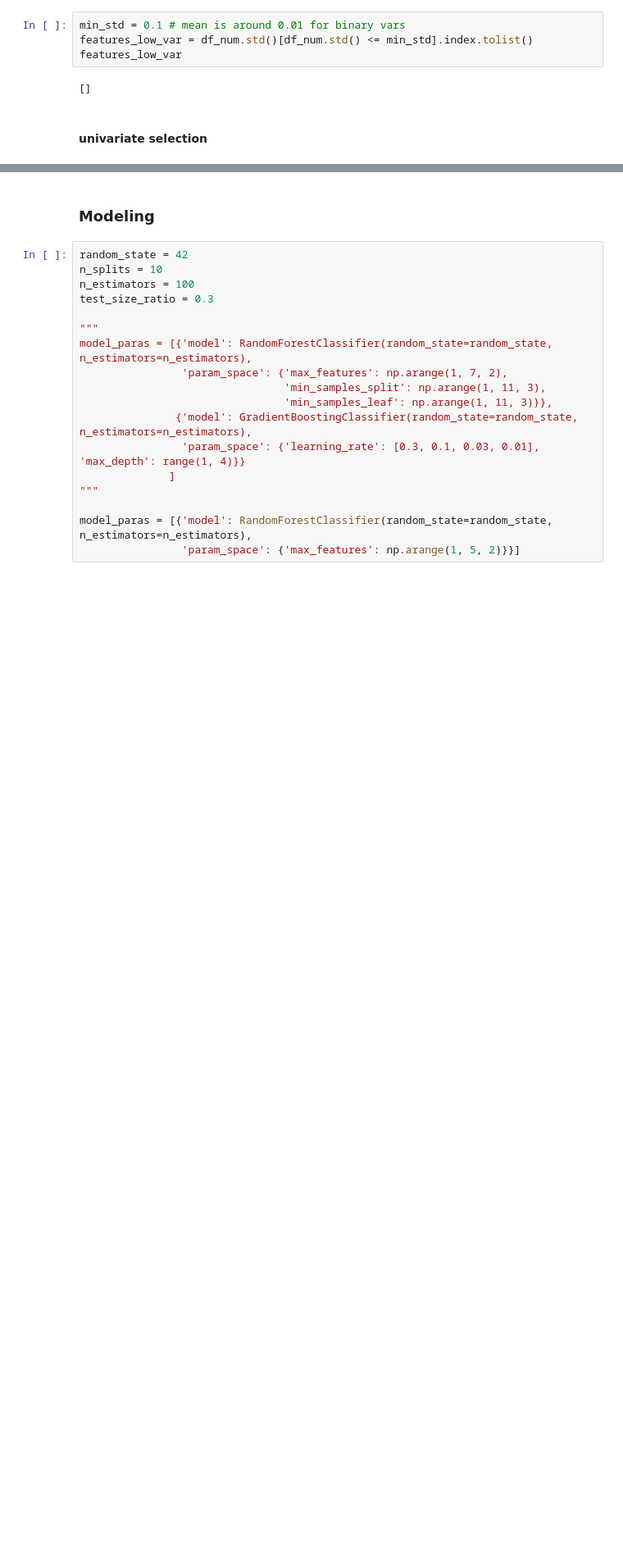
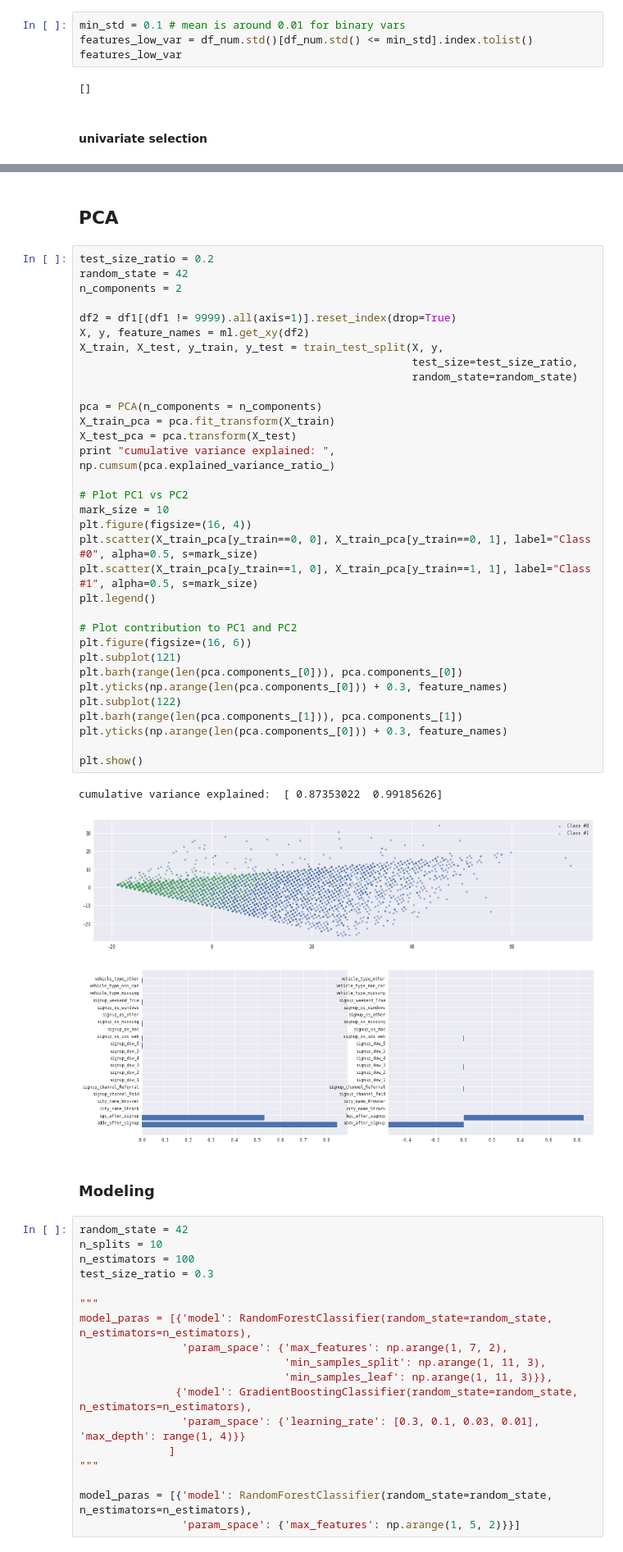
Before and after one commit to yuwei2341/PYSCRP, a Jupyter notebook: EDA.ipynb, the cells around one changed output, grey strips where cells are left out. Shown at 82% size. Cells and saved outputs as stored; diff of their text form; blank space fills up the shorter version.

```diff
--- a/EDA.ipynb
+++ b/EDA.ipynb
@@ -461,3 +475,42 @@ SAMPLING!!!!
+# %% [markdown]
+## PCA
+# %%
+test_size_ratio = 0.2
+random_state = 42
+n_components = 2
+
+df2 = df1[(df1 != 9999).all(axis=1)].reset_index(drop=True)
+X, y, feature_names = ml.get_xy(df2)
+X_train, X_test, y_train, y_test = train_test_split(X, y,
+                                                    test_size=test_size_ratio,
+                                                    random_state=random_state)
+
+pca = PCA(n_components = n_components)
+X_train_pca = pca.fit_transform(X_train)
+X_test_pca = pca.transform(X_test)
+print "cumulative variance explained: ", np.cumsum(pca.explained_variance_ratio_)
+
+# Plot PC1 vs PC2
+mark_size = 10
+plt.figure(figsize=(16, 4))
+plt.scatter(X_train_pca[y_train==0, 0], X_train_pca[y_train==0, 1], label="Class #0", alpha=0.5, s=mark_size)
+plt.scatter(X_train_pca[y_train==1, 0], X_train_pca[y_train==1, 1], label="Class #1", alpha=0.5, s=mark_size)
+plt.legend()
+
+# Plot contribution to PC1 and PC2
+plt.figure(figsize=(16, 6))
+plt.subplot(121)
+plt.barh(range(len(pca.components_[0])), pca.components_[0])
+plt.yticks(np.arange(len(pca.components_[0])) + 0.3, feature_names)
+plt.subplot(122)
+plt.barh(range(len(pca.components_[1])), pca.components_[1])
+plt.yticks(np.arange(len(pca.components_[0])) + 0.3, feature_names)
+
+plt.show()
+# %% [output]
+cumulative variance explained:  [ 0.87353022  0.99185626]
+[figure, added]
+[figure, added]
 # %% [markdown]
 ### Modeling
 # %%
```
Also changed, not shown: parts of 18 cells of this notebook, 5 other files.
